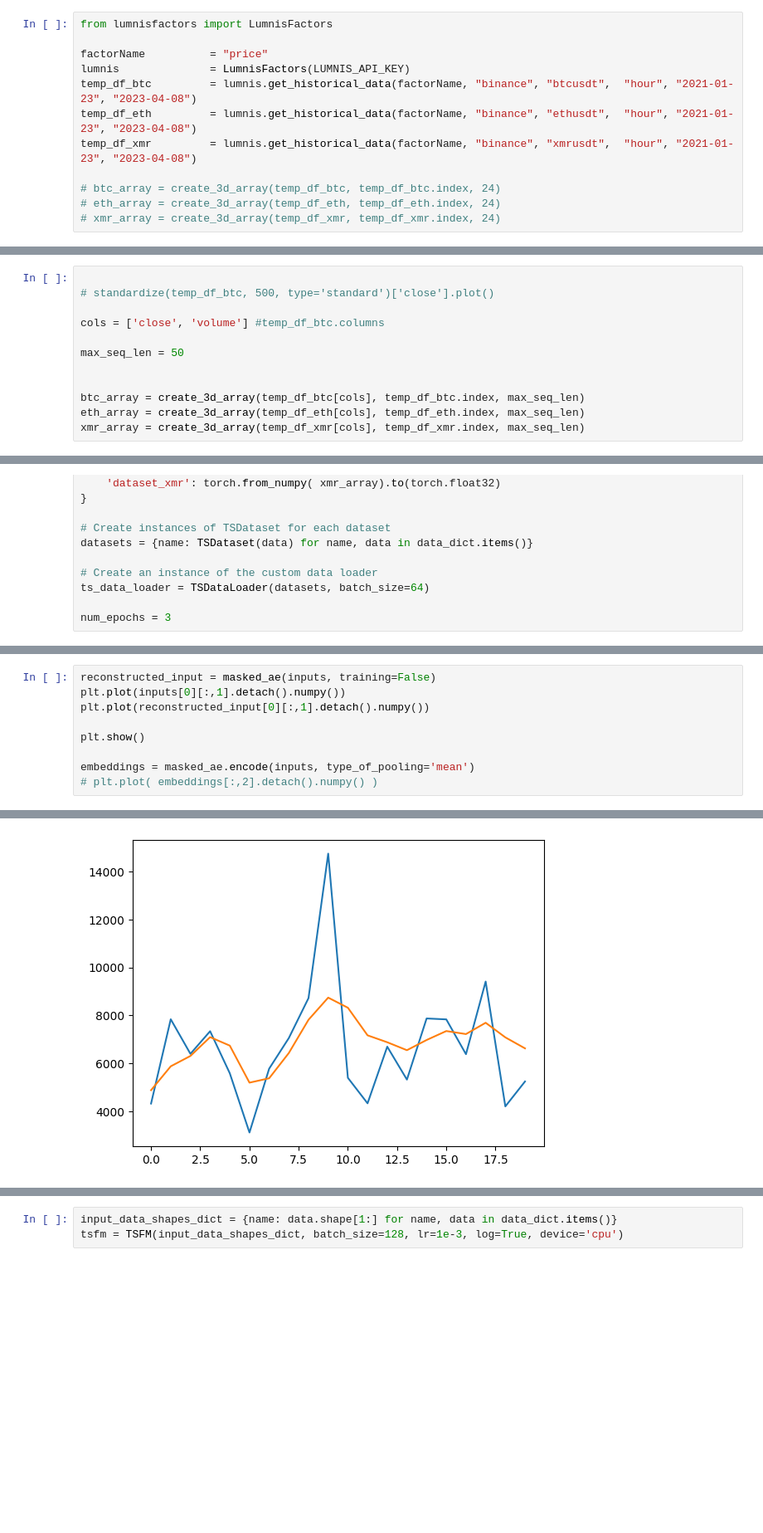
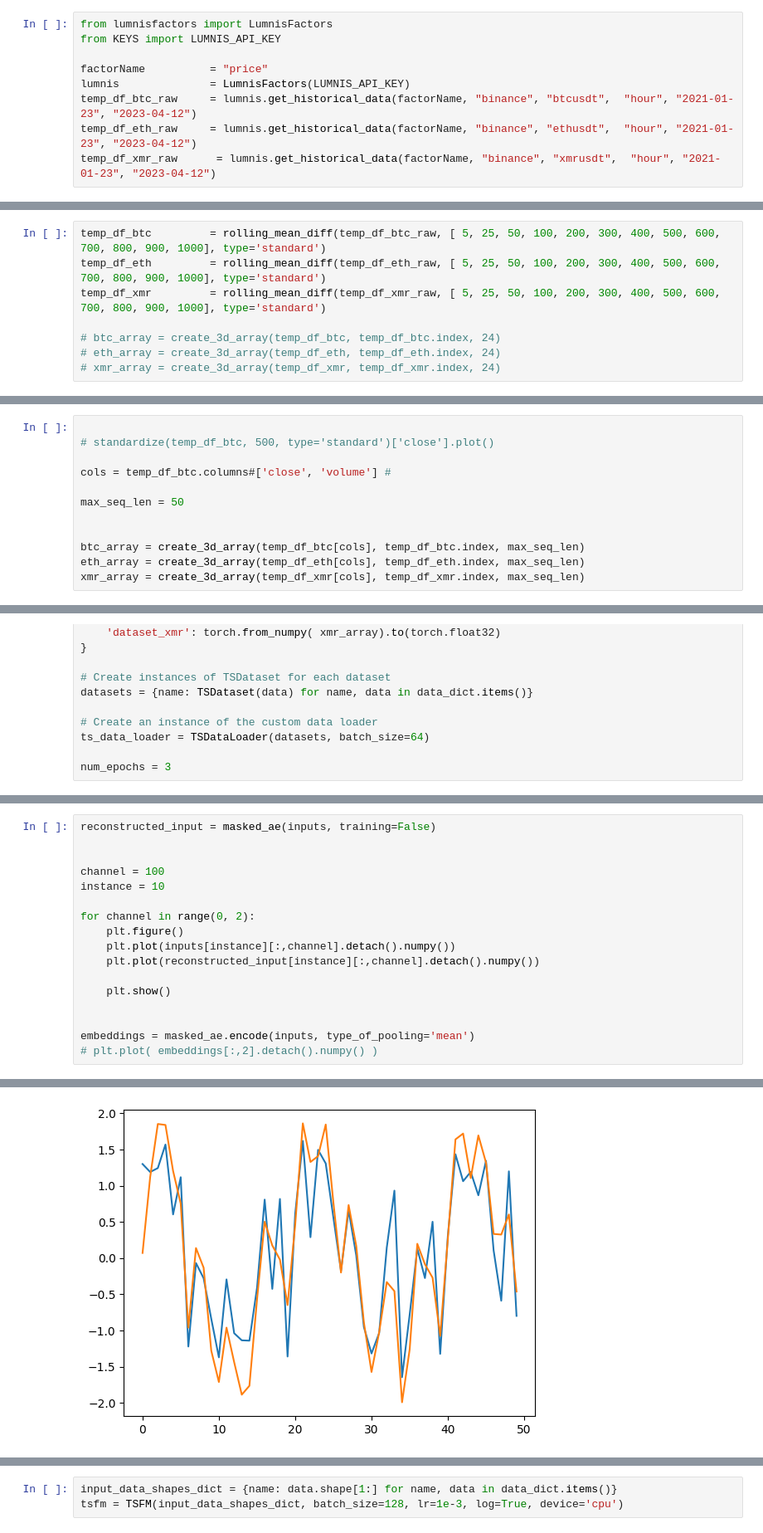
Before and after one commit to ajaye2/TS-FM, a Jupyter notebook: dev.ipynb, the cells around one changed output, grey strips where cells are left out. Shown: that part at 83% size. Drawn from its saved outputs; the diff is of its cells as text; blank space fills up the shorter version.

```diff
--- a/dev.ipynb
+++ b/dev.ipynb
@@ -23,12 +40,9 @@ from src.mvts_transformer.ts_transformer import TSTransformerEncoder, model_fact
 # %%
 from lumnisfactors import LumnisFactors
+from KEYS import LUMNIS_API_KEY
 
 factorName          = "price"
 lumnis              = LumnisFactors(LUMNIS_API_KEY)
-temp_df_btc         = lumnis.get_historical_data(factorName, "binance", "btcusdt",  "hour", "2021-01-23", "2023-04-08")
-temp_df_eth         = lumnis.get_historical_data(factorName, "binance", "ethusdt",  "hour", "2021-01-23", "2023-04-08")
-temp_df_xmr         = lumnis.get_historical_data(factorName, "binance", "xmrusdt",  "hour", "2021-01-23", "2023-04-08")
-
-# btc_array = create_3d_array(temp_df_btc, temp_df_btc.index, 24)
-# eth_array = create_3d_array(temp_df_eth, temp_df_eth.index, 24)
-# xmr_array = create_3d_array(temp_df_xmr, temp_df_xmr.index, 24)
+temp_df_btc_raw     = lumnis.get_historical_data(factorName, "binance", "btcusdt",  "hour", "2021-01-23", "2023-04-12")
+temp_df_eth_raw     = lumnis.get_historical_data(factorName, "binance", "ethusdt",  "hour", "2021-01-23", "2023-04-12")
+temp_df_xmr_raw      = lumnis.get_historical_data(factorName, "binance", "xmrusdt",  "hour", "2021-01-23", "2023-04-12")
@@ -34,0 +51,8 @@ temp_df_xmr         = lumnis.get_historical_data(factorName, "binance", "xmrusdt
+# %%
+temp_df_btc         = rolling_mean_diff(temp_df_btc_raw, [ 5, 25, 50, 100, 200, 300, 400, 500, 600, 700, 800, 900, 1000], type='standard')
+temp_df_eth         = rolling_mean_diff(temp_df_eth_raw, [ 5, 25, 50, 100, 200, 300, 400, 500, 600, 700, 800, 900, 1000], type='standard')
+temp_df_xmr         = rolling_mean_diff(temp_df_xmr_raw, [ 5, 25, 50, 100, 200, 300, 400, 500, 600, 700, 800, 900, 1000], type='standard')
+
+# btc_array = create_3d_array(temp_df_btc, temp_df_btc.index, 24)
+# eth_array = create_3d_array(temp_df_eth, temp_df_eth.index, 24)
+# xmr_array = create_3d_array(temp_df_xmr, temp_df_xmr.index, 24)
@@ -36,7 +62,7 @@ temp_df_xmr         = lumnis.get_historical_data(factorName, "binance", "xmrusdt
 
 # standardize(temp_df_btc, 500, type='standard')['close'].plot()
 
-cols = ['close', 'volume'] #temp_df_btc.columns
+cols = temp_df_btc.columns#['close', 'volume'] #
 
 max_seq_len = 50
 
@@ -134,9 +188,17 @@ Estimated Total Size (MB): 0.81
 # %%
 reconstructed_input = masked_ae(inputs, training=False)
-plt.plot(inputs[0][:,1].detach().numpy())
-plt.plot(reconstructed_input[0][:,1].detach().numpy())
 
-plt.show()
+
+channel = 100
+instance = 10
+
+for channel in range(0, 2):
+    plt.figure()
+    plt.plot(inputs[instance][:,channel].detach().numpy())
+    plt.plot(reconstructed_input[instance][:,channel].detach().numpy())
+
+    plt.show()
+
 
 embeddings = masked_ae.encode(inputs, type_of_pooling='mean')
 # plt.plot( embeddings[:,2].detach().numpy() )
@@ -145 +206 @@ embeddings = masked_ae.encode(inputs, type_of_pooling='mean')
-[figure, old version]
+[figure, new version]
```
Also changed, not shown: parts of 15 cells of this notebook, 13 other files.
